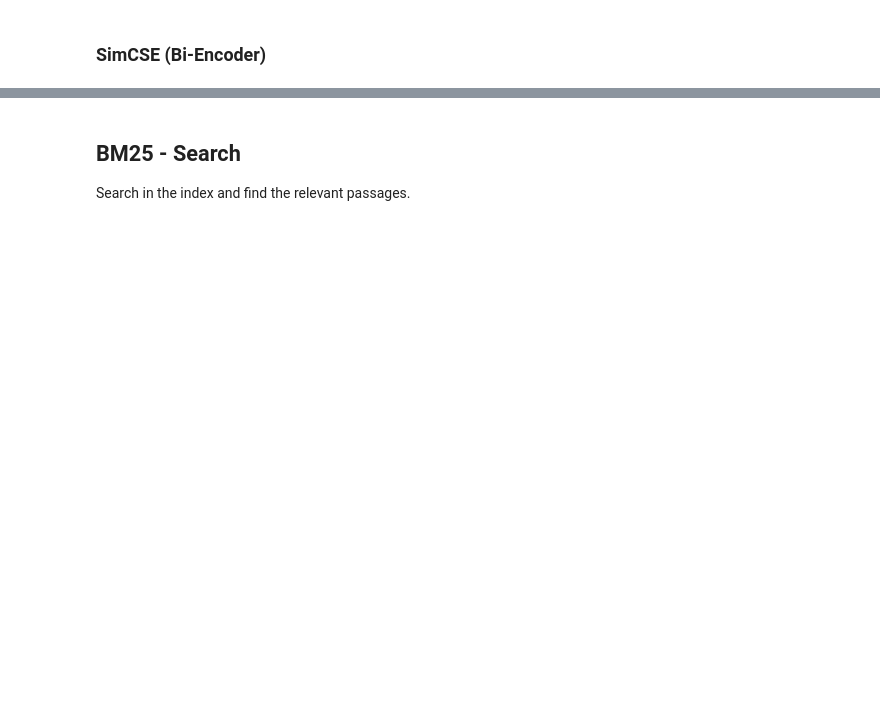
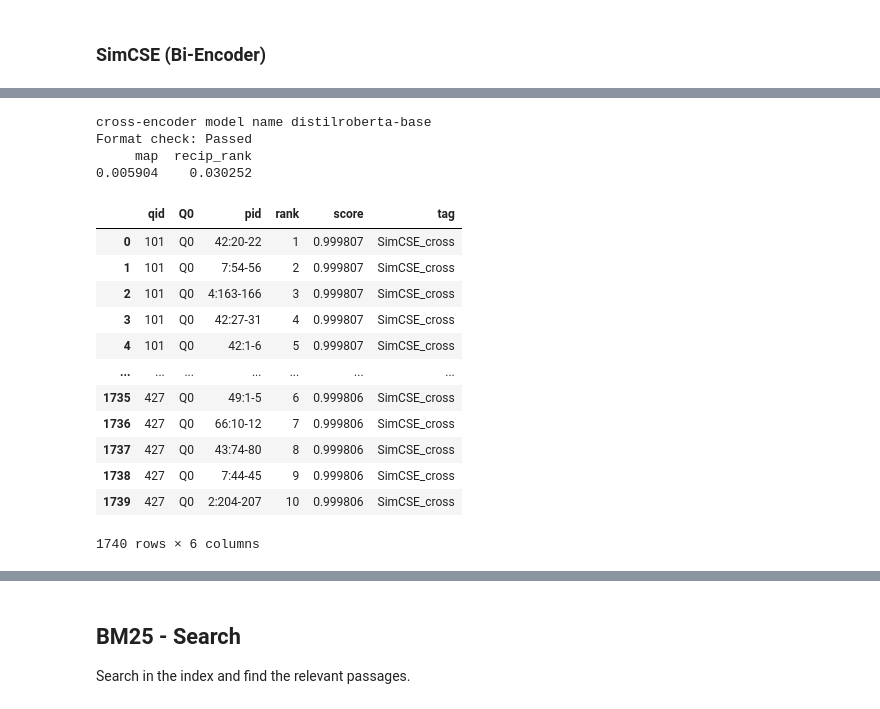
Before and after one commit to ghazaleh-mahmoodi/Quran-QA_2023_Shared-Task, a Jupyter notebook: Task A/code/BM25_baseline.ipynb, the cells around one changed output, grey strips where cells are left out. Saved outputs shown, nothing was run; the diff lists cells and outputs as text; code cells hidden in the pictures; blank space fills up the shorter version.

```diff
--- a/Task A/code/BM25_baseline.ipynb
+++ b/Task A/code/BM25_baseline.ipynb
@@ -456,3 +444,7 @@ df_run
+# %%
+# cross_model_name = "cross-encoder/ms-marco-MiniLM-L-6-v2"
+# cross_model_name = "cross-encoder/ms-marco-TinyBERT-L-2"
+cross_model_name = "distilroberta-base"
 # %%
 cross_encoder = CrossEncoder(cross_model_name)
 # %% [output]
@@ -482,0 +456,16 @@ cross-encoder model name cross-encoder/ms-marco-MiniLM-L-6-v2
+# %%
+# Fine-tune cross-encoder on the query-passage
+train_cross_loss = losses.ContrastiveLoss(cross_encoder)
+
+torch.cuda.empty_cache()
+
+warmup_steps = math.ceil(len(train_qp_dataloader) * num_epochs * 0.1) #10% of train data for warm-up
+logging.info("Warmup-steps: {}".format(warmup_steps))
+
+cross_encoder.fit(train_qp_dataloader,
+          # evaluator=dev_evaluator,
+          epochs=num_epochs,
+          evaluation_steps=100,
+          warmup_steps=warmup_steps,
+          # output_path=model_save_path
+          )
@@ -482,0 +474,44 @@ cross-encoder model name cross-encoder/ms-marco-MiniLM-L-6-v2
+# %%
+tag = "SimCSE_cross"
+
+df_final = pd.DataFrame()
+
+for qid, filter_passages in df_run.groupby('qid'):
+    cross_inp = []
+    q = df_query_train[df_query_train['qid'] == qid]
+    for x in filter_passages.values:
+        p = df_passage[df_passage['pid'] == x[2]]
+        cross_inp.append([q['query'].tolist()[0], p['passage'].tolist()[0]])
+
+    cross_scores = cross_encoder.predict(cross_inp, show_progress_bar=False)
+    df_run = pd.DataFrame({'qid': qid, 'pid': filter_passages['pid'].values, 'score': cross_scores})
+    df_run = df_run.sort_values(by=['score'], ascending=False)[:10]
+    df_run['rank'] = range(1, len(df_run) + 1)
+
+    df_final = pd.concat([df_final, df_run], ignore_index=True)
+
+df_final = save_query_passage_retrieval(df_final, tag, run_save=True)
+
+print("cross-encoder model name", cross_model_name)
+! python QQA23_TaskA_eval.py \
+    -r "../data/runs/SimCSE_cross.tsv" \
+    -q "../data/qrels/QQA23_TaskA_qrels_train.gold"
+df_final
+# %% [output]
+cross-encoder model name distilroberta-base
+Format check: Passed
+     map  recip_rank
+0.005904    0.030252
+|  | qid | Q0 | pid | rank | score | tag |
+| 0 | 101 | Q0 | 42:20-22 | 1 | 0.999807 | SimCSE_cross |
+| 1 | 101 | Q0 | 7:54-56 | 2 | 0.999807 | SimCSE_cross |
+| 2 | 101 | Q0 | 4:163-166 | 3 | 0.999807 | SimCSE_cross |
+| 3 | 101 | Q0 | 42:27-31 | 4 | 0.999807 | SimCSE_cross |
+| 4 | 101 | Q0 | 42:1-6 | 5 | 0.999807 | SimCSE_cross |
+| ... | ... | ... | ... | ... | ... | ... |
+| 1735 | 427 | Q0 | 49:1-5 | 6 | 0.999806 | SimCSE_cross |
+| 1736 | 427 | Q0 | 66:10-12 | 7 | 0.999806 | SimCSE_cross |
+| 1737 | 427 | Q0 | 43:74-80 | 8 | 0.999806 | SimCSE_cross |
+| 1738 | 427 | Q0 | 7:44-45 | 9 | 0.999806 | SimCSE_cross |
+| 1739 | 427 | Q0 | 2:204-207 | 10 | 0.999806 | SimCSE_cross |
+1740 rows × 6 columns
```
Also changed, not shown: parts of 40 cells of this notebook, 7 other files.
